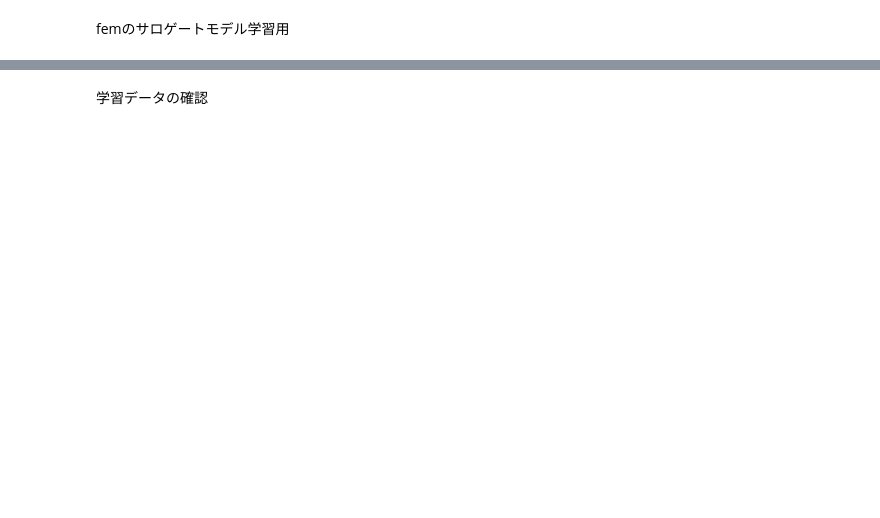
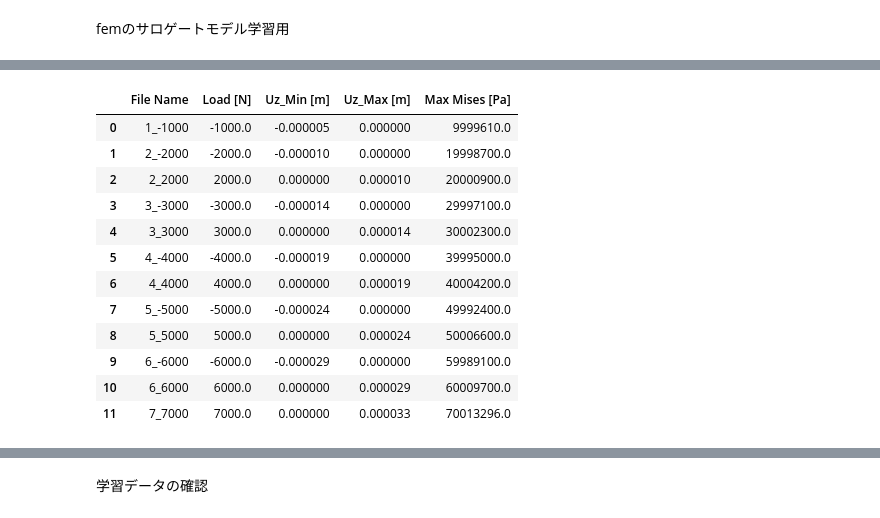
Before and after one commit to WOCae/R211, a Jupyter notebook: R211.ipynb, the cells around one changed output, grey strips where cells are left out. Drawn from its saved outputs; the diff is of its cells as text; code cells hidden in the pictures; blank space fills up the shorter version.

```diff
--- a/R211.ipynb
+++ b/R211.ipynb
@@ -306,3 +362,41 @@ loader = DataLoader(dataset, batch_size=1, shuffle=True)
+# %%
+import pandas as pd
+
+data_summary = []
+
+for vtu_path in vtu_files:
+    stem = os.path.splitext(os.path.basename(vtu_path))[0]
+    _, load_str = stem.split("_", 1)
+    load_val = float(load_str)
+
+    pts, disp, mises = load_case(vtu_path)
+
+    # absを取らずに、生の最小値と最大値を抽出する
+    summary = {
+        "File Name": stem,
+        "Load [N]": load_val,
+        "Uz_Min [m]": np.min(disp[:, 2]), # これが負なら圧縮方向に動いている
+        "Uz_Max [m]": np.max(disp[:, 2]), # これが正なら引張方向に動いている
+        "Max Mises [Pa]": np.max(mises)
+    }
+    data_summary.append(summary)
+
+df_train = pd.DataFrame(data_summary)
+display(df_train)
+# %% [output]
+|  | File Name | Load [N] | Uz_Min [m] | Uz_Max [m] | Max Mises [Pa] |
+| 0 | 1_-1000 | -1000.0 | -0.000005 | 0.000000 | 9999610.0 |
+| 1 | 2_-2000 | -2000.0 | -0.000010 | 0.000000 | 19998700.0 |
+| 2 | 2_2000 | 2000.0 | 0.000000 | 0.000010 | 20000900.0 |
+| 3 | 3_-3000 | -3000.0 | -0.000014 | 0.000000 | 29997100.0 |
+| 4 | 3_3000 | 3000.0 | 0.000000 | 0.000014 | 30002300.0 |
+| 5 | 4_-4000 | -4000.0 | -0.000019 | 0.000000 | 39995000.0 |
+| 6 | 4_4000 | 4000.0 | 0.000000 | 0.000019 | 40004200.0 |
+| 7 | 5_-5000 | -5000.0 | -0.000024 | 0.000000 | 49992400.0 |
+| 8 | 5_5000 | 5000.0 | 0.000000 | 0.000024 | 50006600.0 |
+| 9 | 6_-6000 | -6000.0 | -0.000029 | 0.000000 | 59989100.0 |
+| 10 | 6_6000 | 6000.0 | 0.000000 | 0.000029 | 60009700.0 |
+| 11 | 7_7000 | 7000.0 | 0.000000 | 0.000033 | 70013296.0 |
 # %%
 import torch
 
```
Also changed, not shown: parts of 10 cells of this notebook.
